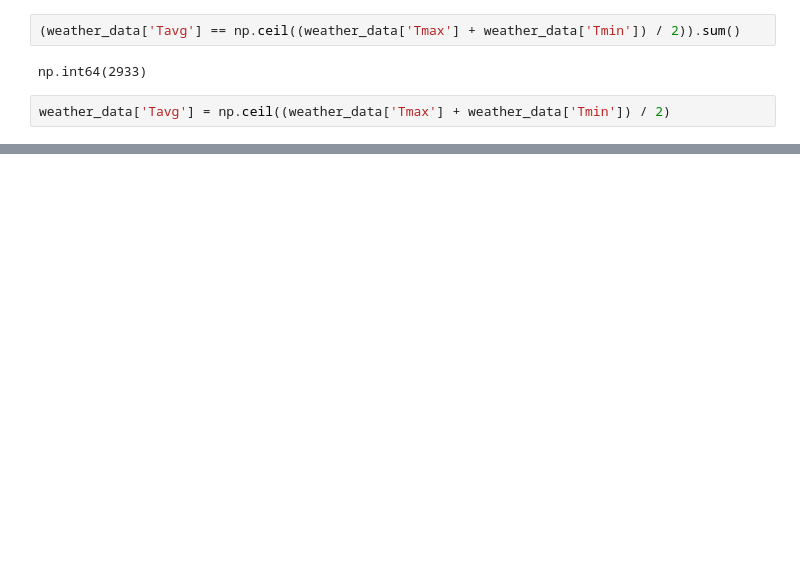
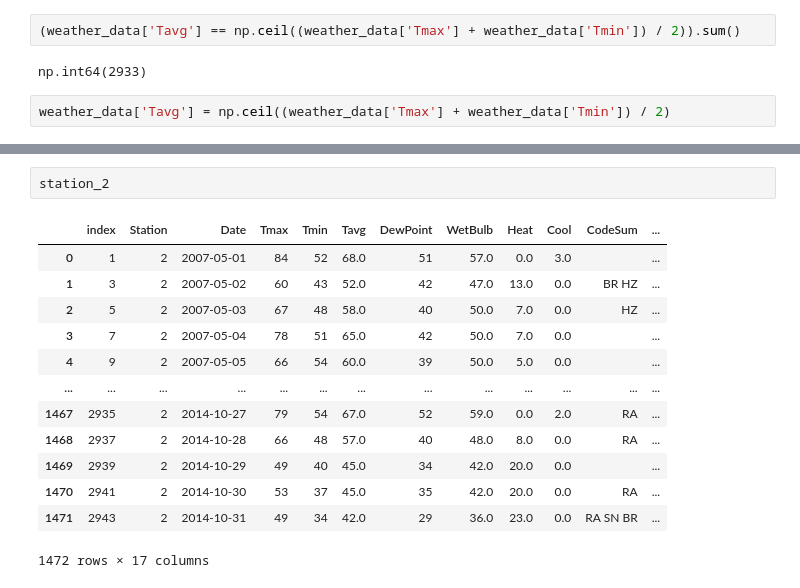
Before and after one commit to acies-saichandu-manchala/Capstone_Project, a Jupyter notebook: Cpastone EDA.ipynb, the cells around one changed output, grey strips where cells are left out. Saved outputs shown, nothing was run; the diff lists cells and outputs as text; blank space fills up the shorter version.

```diff
--- a/Cpastone EDA.ipynb
+++ b/Cpastone EDA.ipynb
@@ -116,0 +168,16 @@ chart
+# %%
+station_2
+# %% [output]
+|  | index | Station | Date | Tmax | Tmin | Tavg | DewPoint | WetBulb | Heat | Cool | CodeSum | ... |
+| 0 | 1 | 2 | 2007-05-01 | 84 | 52 | 68.0 | 51 | 57.0 | 0.0 | 3.0 |  | ... |
+| 1 | 3 | 2 | 2007-05-02 | 60 | 43 | 52.0 | 42 | 47.0 | 13.0 | 0.0 | BR HZ | ... |
+| 2 | 5 | 2 | 2007-05-03 | 67 | 48 | 58.0 | 40 | 50.0 | 7.0 | 0.0 | HZ | ... |
+| 3 | 7 | 2 | 2007-05-04 | 78 | 51 | 65.0 | 42 | 50.0 | 7.0 | 0.0 |  | ... |
+| 4 | 9 | 2 | 2007-05-05 | 66 | 54 | 60.0 | 39 | 50.0 | 5.0 | 0.0 |  | ... |
+| ... | ... | ... | ... | ... | ... | ... | ... | ... | ... | ... | ... | ... |
+| 1467 | 2935 | 2 | 2014-10-27 | 79 | 54 | 67.0 | 52 | 59.0 | 0.0 | 2.0 | RA | ... |
+| 1468 | 2937 | 2 | 2014-10-28 | 66 | 48 | 57.0 | 40 | 48.0 | 8.0 | 0.0 | RA | ... |
+| 1469 | 2939 | 2 | 2014-10-29 | 49 | 40 | 45.0 | 34 | 42.0 | 20.0 | 0.0 |  | ... |
+| 1470 | 2941 | 2 | 2014-10-30 | 53 | 37 | 45.0 | 35 | 42.0 | 20.0 | 0.0 | RA | ... |
+| 1471 | 2943 | 2 | 2014-10-31 | 49 | 34 | 42.0 | 29 | 36.0 | 23.0 | 0.0 | RA SN BR | ... |
+1472 rows × 17 columns
```
Also changed, not shown: parts of 27 cells of this notebook.
